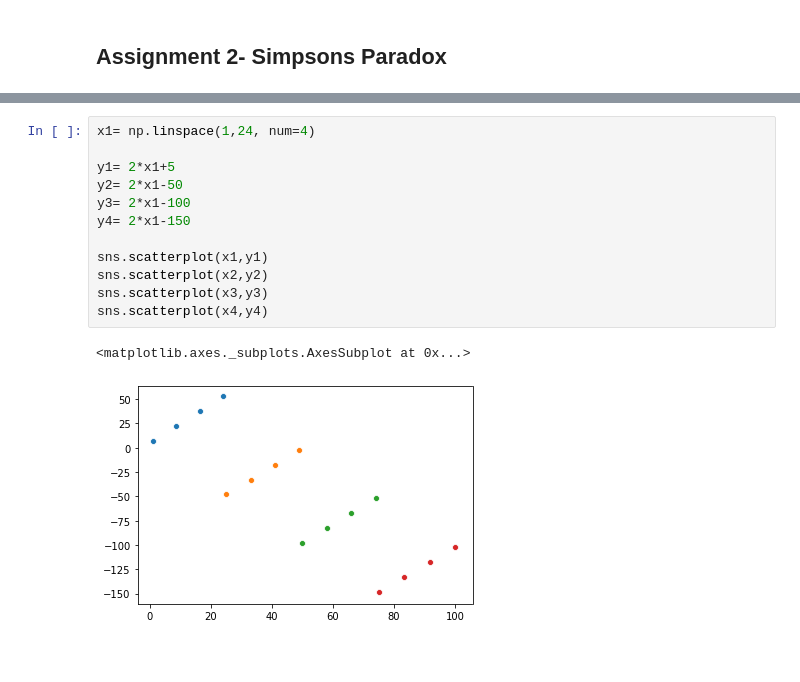
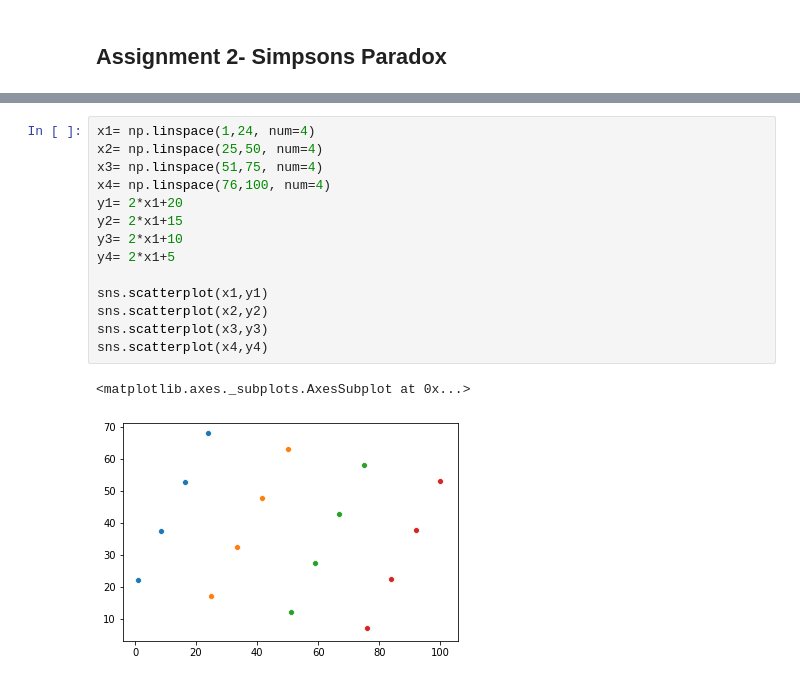
Before and after one commit to Aarondon1993/Fundamentals_of_data_analysis, a Jupyter notebook: Assignments.ipynb, the cells around one changed output, grey strips where cells are left out. Saved outputs shown, nothing was run; the diff lists cells and outputs as text; blank space fills up the shorter version.

```diff
--- a/Assignments.ipynb
+++ b/Assignments.ipynb
@@ -139,15 +139,17 @@ sns.regplot(x,y)
 # %%
 x1= np.linspace(1,24, num=4)
-
-y1= 2*x1+5
-y2= 2*x1-50
-y3= 2*x1-100
-y4= 2*x1-150
+x2= np.linspace(25,50, num=4)
+x3= np.linspace(51,75, num=4)
+x4= np.linspace(76,100, num=4)
+y1= 2*x1+20
+y2= 2*x1+15
+y3= 2*x1+10
+y4= 2*x1+5
 
 sns.scatterplot(x1,y1)
 sns.scatterplot(x2,y2)
 sns.scatterplot(x3,y3)
 sns.scatterplot(x4,y4)
 # %% [output]
 <matplotlib.axes._subplots.AxesSubplot at 0x...>
-[figure, old version]
+[figure, new version]
```
Also changed, not shown: parts of 4 cells of this notebook.
